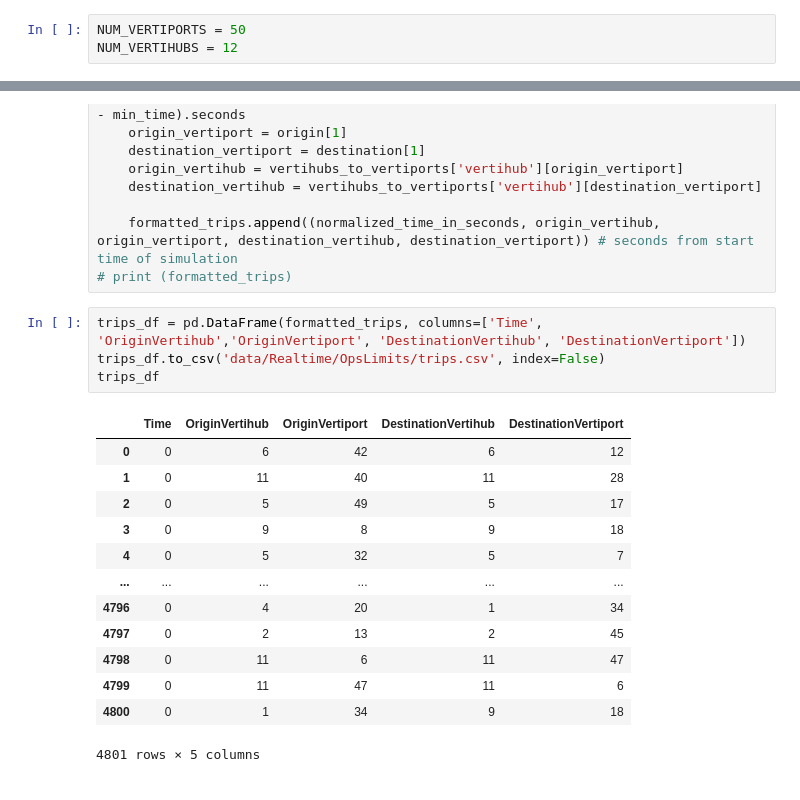
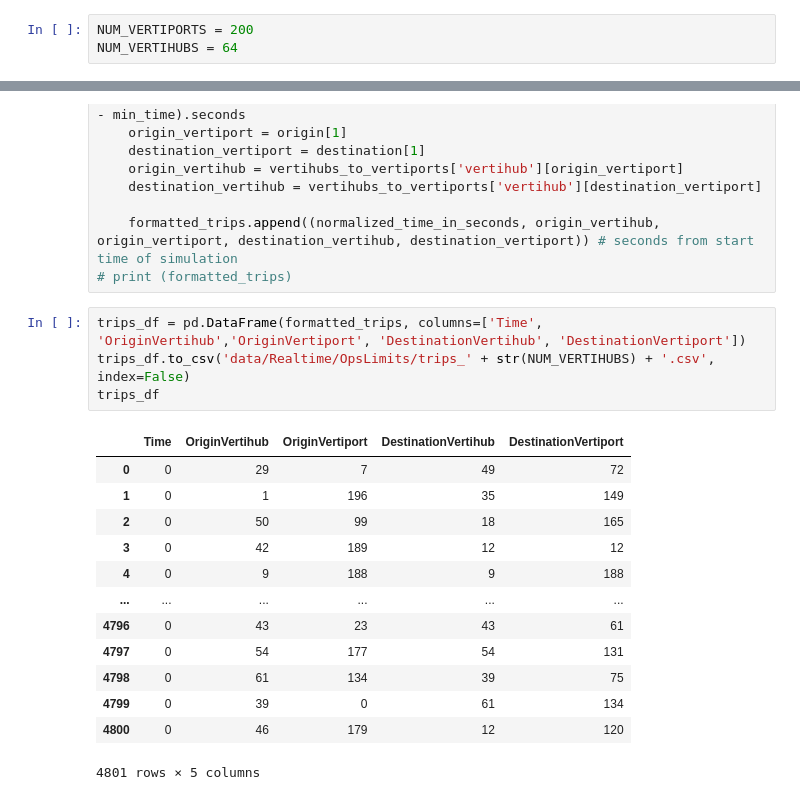
Before and after one commit to JoeMuff999/UAM-Planning-Toolkit, a Jupyter notebook: ops_limits_data_formatting.ipynb, the cells around one changed output, grey strips where cells are left out. Drawn from its saved outputs; the diff is of its cells as text.

```diff
--- a/ops_limits_data_formatting.ipynb
+++ b/ops_limits_data_formatting.ipynb
@@ -5,8 +5,8 @@ import pandas as pd
 from matplotlib import pyplot as plt
 from sklearn.cluster import KMeans
 # %%
-NUM_VERTIPORTS = 50
-NUM_VERTIHUBS = 12
+NUM_VERTIPORTS = 200
+NUM_VERTIHUBS = 64
 # %%
 df = pd.read_csv('data/Realtime/OpsLimits/zone17_lat_long.csv')
 df = df.drop(columns=['Unnamed: 0'])
@@ -161,19 +157,19 @@ for trip in trips_between_start_end:
 # print (formatted_trips)
 # %%
 trips_df = pd.DataFrame(formatted_trips, columns=['Time', 'OriginVertihub','OriginVertiport', 'DestinationVertihub', 'DestinationVertiport'])
-trips_df.to_csv('data/Realtime/OpsLimits/trips.csv', index=False)
+trips_df.to_csv('data/Realtime/OpsLimits/trips_' + str(NUM_VERTIHUBS) + '.csv', index=False)
 trips_df
 # %% [output]
 |  | Time | OriginVertihub | OriginVertiport | DestinationVertihub | DestinationVertiport |
-| 0 | 0 | 6 | 42 | 6 | 12 |
-| 1 | 0 | 11 | 40 | 11 | 28 |
-| 2 | 0 | 5 | 49 | 5 | 17 |
-| 3 | 0 | 9 | 8 | 9 | 18 |
-| 4 | 0 | 5 | 32 | 5 | 7 |
+| 0 | 0 | 29 | 7 | 49 | 72 |
+| 1 | 0 | 1 | 196 | 35 | 149 |
+| 2 | 0 | 50 | 99 | 18 | 165 |
+| 3 | 0 | 42 | 189 | 12 | 12 |
+| 4 | 0 | 9 | 188 | 9 | 188 |
 | ... | ... | ... | ... | ... | ... |
-| 4796 | 0 | 4 | 20 | 1 | 34 |
-| 4797 | 0 | 2 | 13 | 2 | 45 |
-| 4798 | 0 | 11 | 6 | 11 | 47 |
-| 4799 | 0 | 11 | 47 | 11 | 6 |
-| 4800 | 0 | 1 | 34 | 9 | 18 |
+| 4796 | 0 | 43 | 23 | 43 | 61 |
+| 4797 | 0 | 54 | 177 | 54 | 131 |
+| 4798 | 0 | 61 | 134 | 39 | 75 |
+| 4799 | 0 | 39 | 0 | 61 | 134 |
+| 4800 | 0 | 46 | 179 | 12 | 120 |
 4801 rows × 5 columns
```
Also changed, not shown: parts of 3 cells of this notebook, 5 other files.
